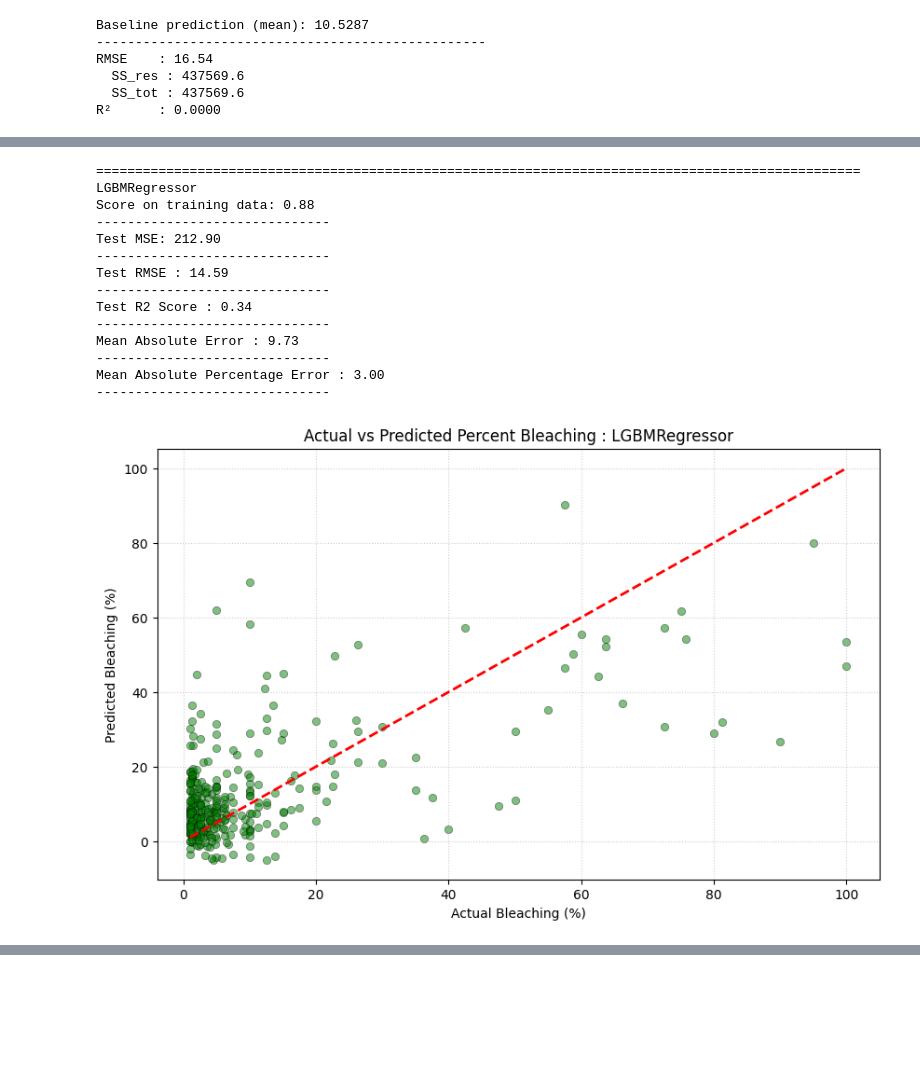
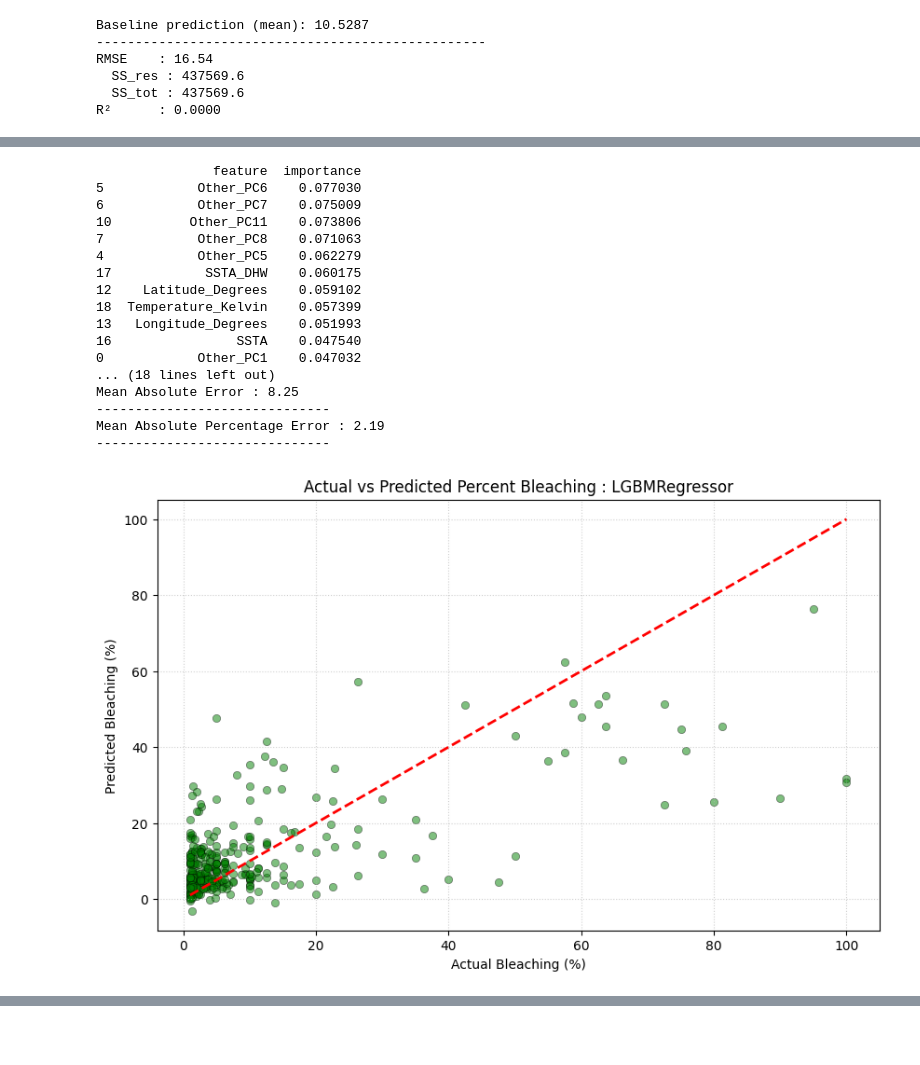
Before and after one commit to Natanonkhuanata/Coral_Bleaching_Predictor, a Jupyter notebook: Coding/APSIPA/Framework_APSIPA2026.ipynb, the cells around one changed output, grey strips where cells are left out. Saved outputs shown, nothing was run; the diff lists cells and outputs as text; code cells hidden in the pictures; blank space fills up the shorter version.

```diff
--- a/Coding/APSIPA/Framework_APSIPA2026.ipynb
+++ b/Coding/APSIPA/Framework_APSIPA2026.ipynb
@@ -612,6 +612,18 @@ feature_Class
 6112 rows × 21 columns
 # %% [markdown]
 ##
+# %%
+def feature_importance(model, feature_names):
+
+    importance = model.feature_importances_
+    feature_names_importance = feature_names.columns
+
+    df_importance = pd.DataFrame({
+        'feature' : feature_names_importance,
+        'importance' : importance
+    }).sort_values(by='importance', ascending=False)
+
+    return df_importance
 # %%
 def Data_preparation(fea_x, tar_y):
 
@@ -640,8 +652,6 @@ def plot_confusion_matrix(y_true, y_pred, classes, name):
     plt.ylabel('Actual Label')
     plt.xlabel('Predicted Label')
     plt.show()
-
-    return cm
 # %%
 import warnings
 from sklearn.exceptions import DataConversionWarning
@@ -954,23 +982,28 @@ R²      : 0.0000
 # %%
 algo_reg = [
 
-    [RandomForestRegressor(max_features = 'sqrt', max_depth = 16, criterion = 'squared_error', bootstrap = False,
-                           n_estimators = 300,
-                           random_state = 42), 'RandomForestRegressor' , 'blue'],
+    [RandomForestRegressor(max_depth=20,
+                           max_features='sqrt',
+                           min_samples_leaf=1,
+                           min_samples_split=2,
+                           n_estimators=500,
+                           random_state=42), 'RandomForestRegressor' , 'blue'],
 
-    [lgb.LGBMRegressor(class_weight='balanced',
-                        n_estimators=1000,
-                        learning_rate=0.05,
-                        max_depth=6,
-                        random_state=42), 'LGBMRegressor' , 'green'],
+    [lgb.LGBMRegressor(colsample_bytree=0.8,
+                       learning_rate=0.05,
+                       max_depth=5,
+                       n_estimators=500,
+                       num_leaves=31,
+                       subsample=0.8,
+                       random_state=42), 'LGBMRegressor' , 'green'],
 
-    [XGBRegressor(n_estimators=500,
-                  max_depth=5,            # ไม่ต้องลึกมาก XGBoost ฉลาดพอ
-                  learning_rate=0.05,     # ค่อยๆ เรียนรู้ทีละนิด (ยิ่งน้อยยิ่งแม่น แต่เทรนนาน)
-                  subsample=0.8,          # สุ่มข้อมูลมาเทรน 80% ต่อรอบ (ช่วยกันจำข้อสอบ)
-                  colsample_bytree=0.8,   # สุ่มตัวแปรมา 80% ต่อรอบ
-                  random_state=42,
-                  n_jobs=-1), 'XGBRegressor' , 'orange']
+    [XGBRegressor(colsample_bytree=0.8,
+                  learning_rate=0.01,
+                  max_depth=5,
+                  min_child_weight=1,
+                  n_estimators=800,
+                  subsample=0.8,
+                  random_state=42), 'XGBRegressor' , 'orange']
 
 ]
 
@@ -1006,6 +1039,8 @@ for r in algo_reg:
         f'{model_reg_name}'
     )
 
+    print(feature_importance(model_reg, feature_reg))
+
     models_reg[model_reg_name] = model_reg
 
     print('=' * 98)
@@ -1027,15 +1062,18 @@ Mean Absolute Percentage Error : 2.19
-==================================================================================================
-LGBMRegressor
-Score on training data: 0.88
+               feature  importance
+5            Other_PC6    0.077030
+6            Other_PC7    0.075009
+10          Other_PC11    0.073806
+7            Other_PC8    0.071063
+4            Other_PC5    0.062279
+17            SSTA_DHW    0.060175
+12    Latitude_Degrees    0.059102
+18  Temperature_Kelvin    0.057399
+13   Longitude_Degrees    0.051993
+16                SSTA    0.047540
+0            Other_PC1    0.047032
+... (18 lines left out)
+Mean Absolute Error : 8.25
 ------------------------------
-Test MSE: 212.90
+Mean Absolute Percentage Error : 2.19
 ------------------------------
-Test RMSE : 14.59
-------------------------------
-Test R2 Score : 0.34
-------------------------------
-Mean Absolute Error : 9.73
-------------------------------
-Mean Absolute Percentage Error : 3.00
-------------------------------
-[figure, old version]
+[figure, new version]
```
Also changed, not shown: parts of 6 cells of this notebook, 1 other file.
